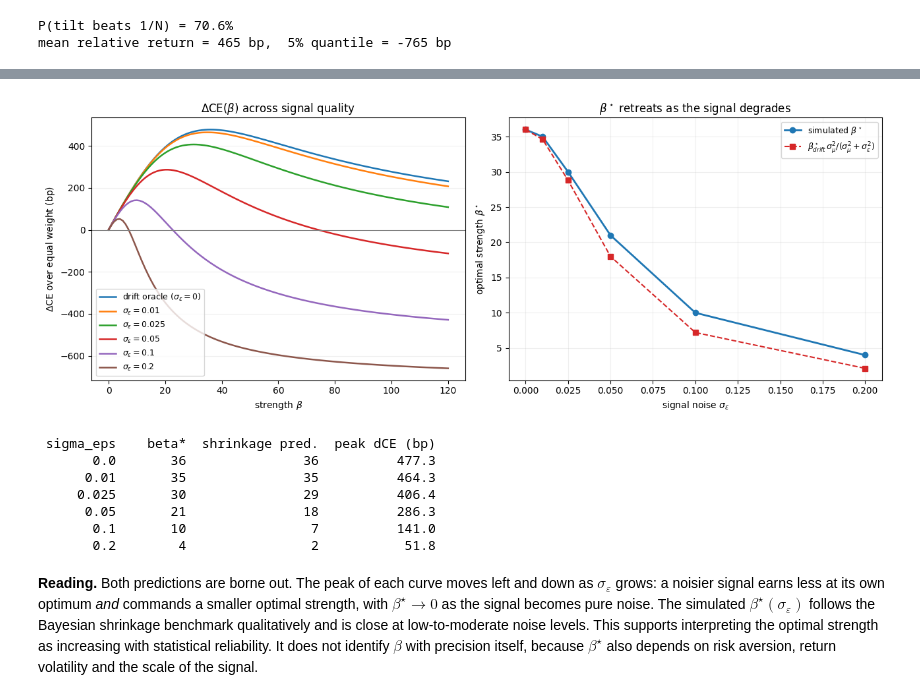
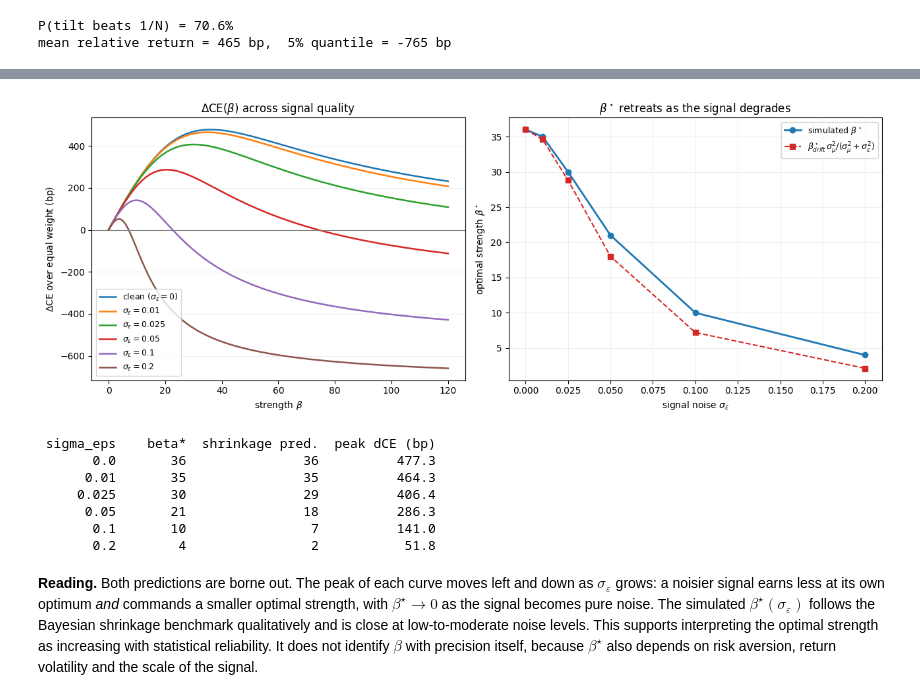
Before and after one commit to buffettlaw/COMP0077_Signal_Strength_in_Portfolio_Construction, a Jupyter notebook: softmax_simulation.ipynb, the cells around one changed output, grey strips where cells are left out. Saved outputs shown, nothing was run; the diff lists cells and outputs as text; code cells hidden in the pictures.

```diff
--- a/softmax_simulation.ipynb
+++ b/softmax_simulation.ipynb
@@ -216,36 +225,36 @@ fig, axes = plt.subplots(1, 2, figsize=(13, 5))
 ax = axes[0]
 for se in sigma_eps_levels:
     _, _, CE = results[se]
-    label = 'drift oracle ($\\sigma_\\varepsilon=0$)' if se == 0 else fr'$\sigma_\varepsilon={se}$'
+    label = 'clean ($\\sigma_\\varepsilon=0$)' if se == 0 else fr'$\sigma_\varepsilon={se}$'
     ax.plot(beta_grid, 1e4 * (CE - CE[0]), lw=1.8, label=label)
 ax.axhline(0, color='grey', lw=0.8)
 ax.set_xlabel(r'strength $\beta$')
 ax.set_ylabel(r'$\Delta$CE over equal weight (bp)')
 ax.set_title(r'$\Delta$CE$(\beta)$ across signal quality')
 ax.grid(axis='y', alpha=0.2)
 ax.legend(fontsize=9)
 
 bstars = np.array([beta_star(beta_grid, results[se][2])[0] for se in sigma_eps_levels])
 kappa  = sigma_mu**2 / (sigma_mu**2 + np.array(sigma_eps_levels)**2)
-pred   = bstars[0] * kappa   # Bayesian shrinkage benchmark anchored at the drift oracle
+pred   = bstars[0] * kappa   # Bayesian shrinkage benchmark anchored at the clean signal
 
 ax = axes[1]
 ax.plot(sigma_eps_levels, bstars, 'o-', lw=2, label=r'simulated $\beta^\star$')
 ax.plot(sigma_eps_levels, pred, 's--', lw=1.5, color='tab:red',
         label=r'$\beta^\star_{drift}\,\sigma_\mu^2/(\sigma_\mu^2+\sigma_\varepsilon^2)$')
 ax.set_xlabel(r'signal noise $\sigma_\varepsilon$')
 ax.set_ylabel(r'optimal strength $\beta^\star$')
 ax.set_title(r'$\beta^\star$ retreats as the signal degrades')
 ax.grid(alpha=0.2)
 ax.legend(fontsize=9)
 plt.tight_layout(); plt.show()
 
 print(f"{'sigma_eps':>10} {'beta*':>8} {'shrinkage pred.':>16} {'peak dCE (bp)':>14}")
 for se, bs, pr in zip(sigma_eps_levels, bstars, pred):
     CE = results[se][2]
     print(f"{se:>10} {bs:>8.0f} {pr:>16.0f} {1e4*(CE.max()-CE[0]):>14.1f}")
 # %% [output]
-[figure, old version]
+[figure, new version]
  sigma_eps    beta*  shrinkage pred.  peak dCE (bp)
        0.0       36               36          477.3
       0.01       35               35          464.3
```
Also changed, not shown: parts of 8 cells of this notebook, 2 other files.
